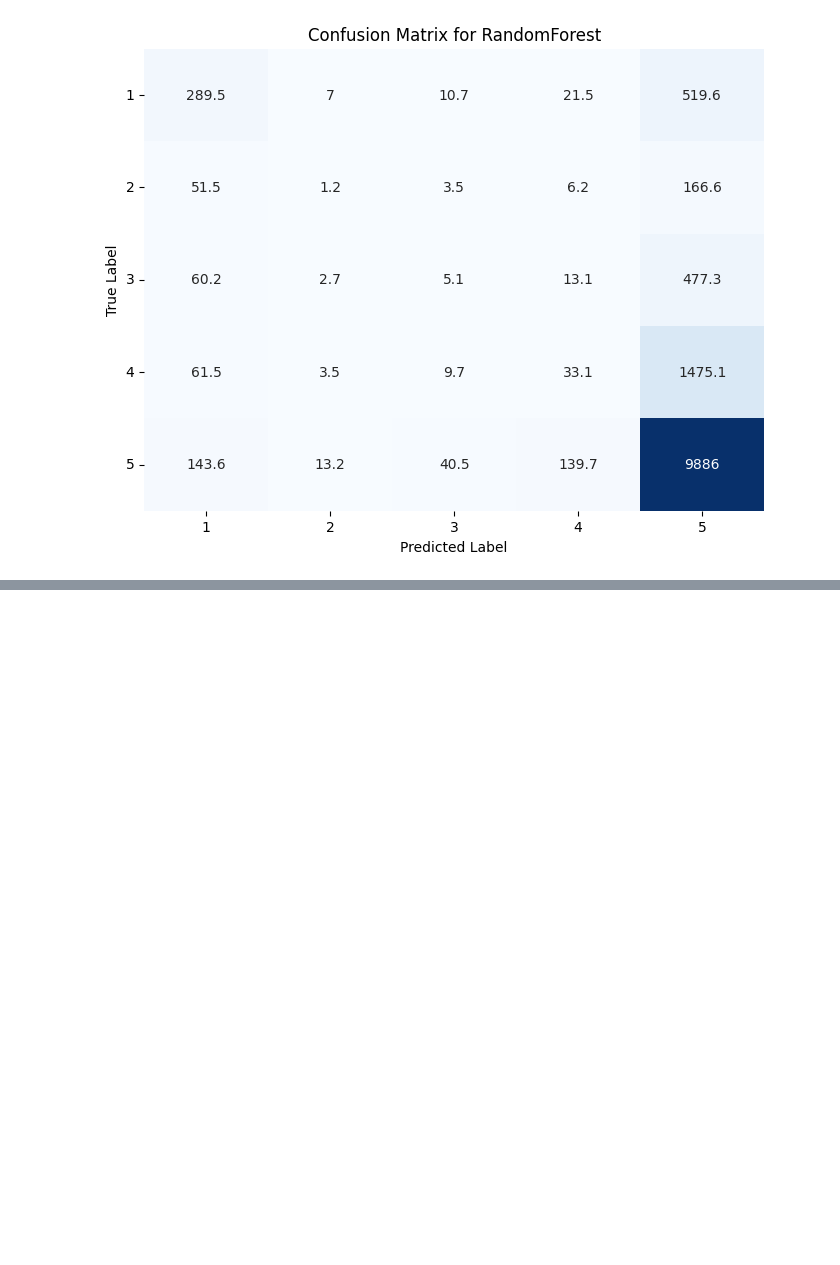
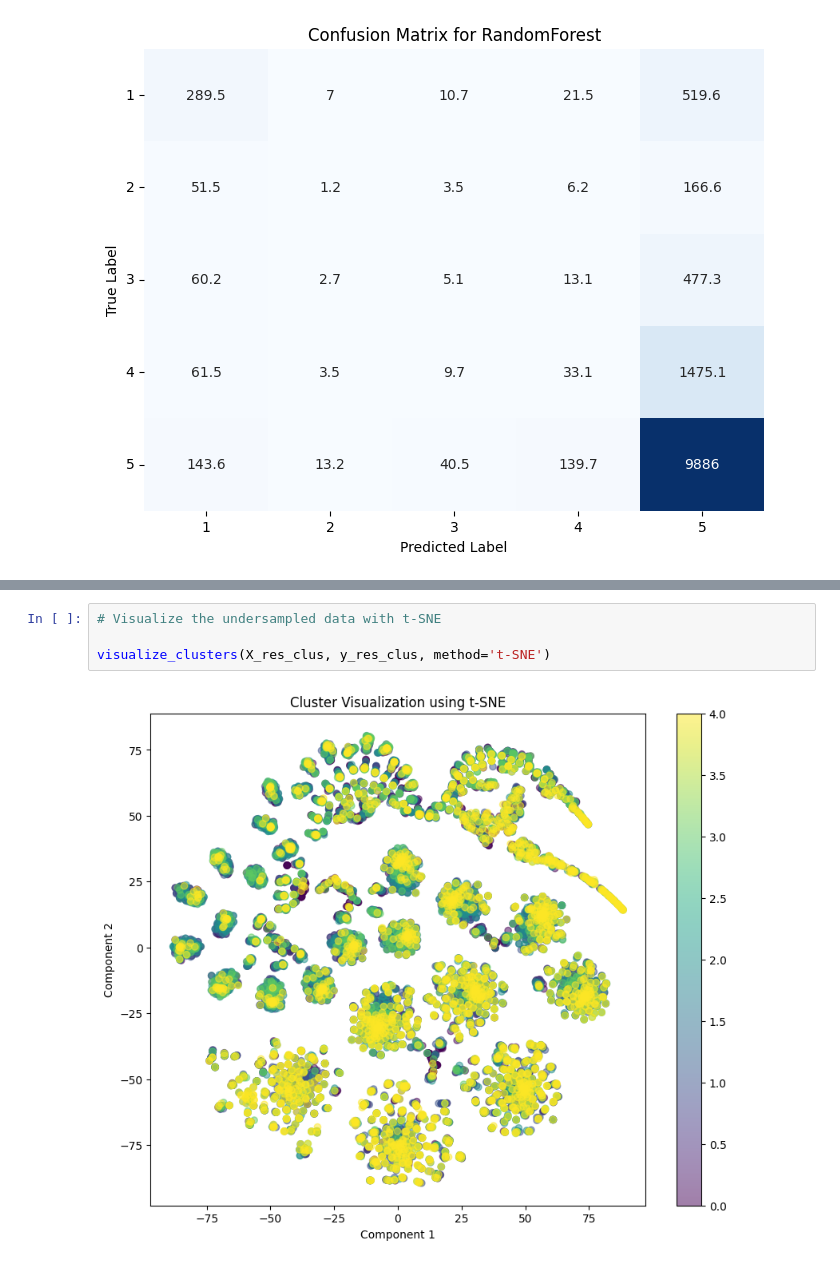
Before and after one commit to Silvano315/NLP-for-ChatGPT-Reviews, a Jupyter notebook: ML_prediction.ipynb, the cells around one changed output, grey strips where cells are left out. Saved outputs shown, nothing was run; the diff lists cells and outputs as text; blank space fills up the shorter version.

```diff
--- a/ML_prediction.ipynb
+++ b/ML_prediction.ipynb
@@ -210,0 +245,6 @@ plot_confusion_matrix(conf_matrix, model_name = chosen_model)
+# %%
+# Visualize the undersampled data with t-SNE
+
+visualize_clusters(X_res_clus, y_res_clus, method='t-SNE')
+# %% [output]
+[figure, added]
```
Also changed, not shown: parts of 20 cells of this notebook.
